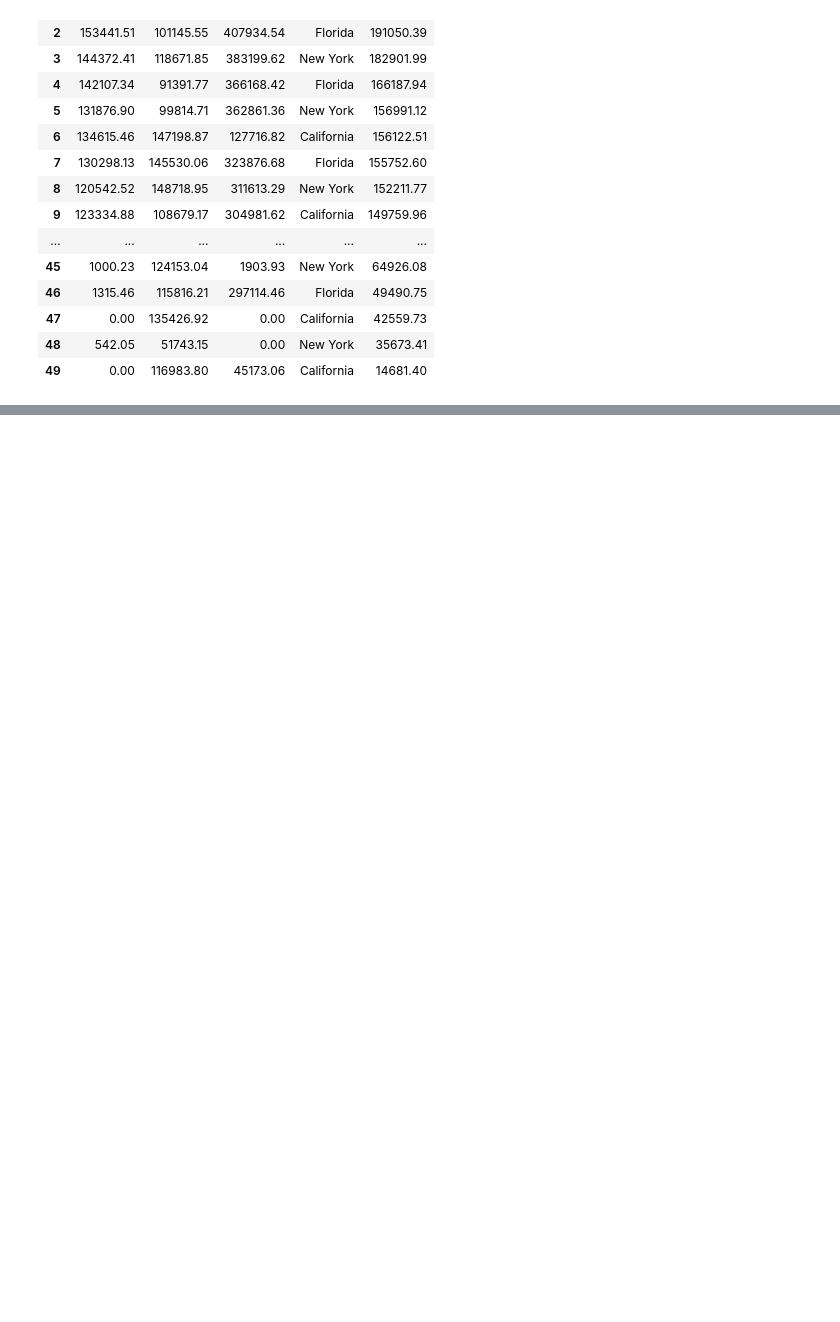
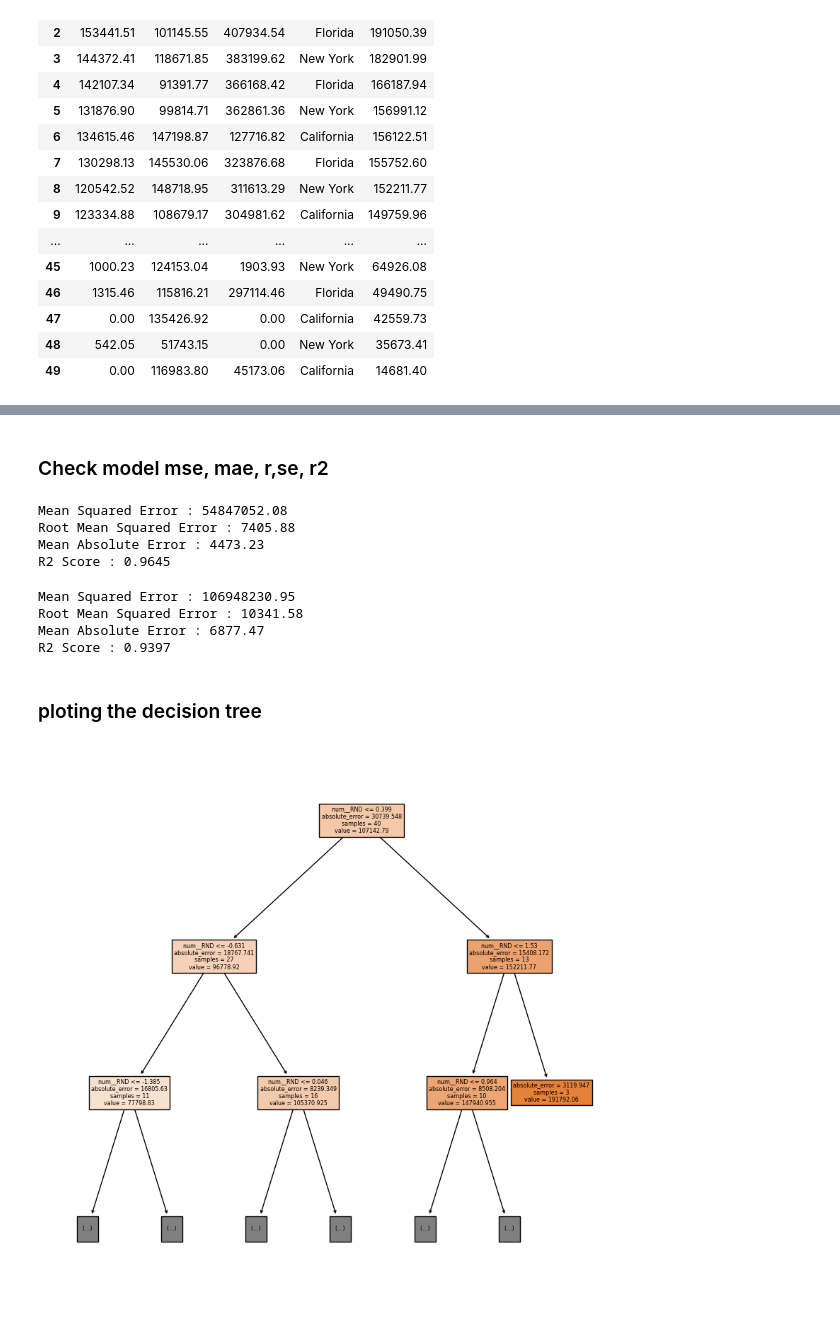
Before and after one commit to gaurigund-13/Machine-Learning-Algorithm, a Jupyter notebook: Dicision Tree Regression Problem/DTR_50_Startups.ipynb, the cells around one changed output, grey strips where cells are left out. Saved outputs shown, nothing was run; the diff lists cells and outputs as text; code cells hidden in the pictures; blank space fills up the shorter version.

```diff
--- a/Dicision Tree Regression Problem/DTR_50_Startups.ipynb
+++ b/Dicision Tree Regression Problem/DTR_50_Startups.ipynb
@@ -29,0 +219,3 @@ df
+# %%
+model = DecisionTreeRegressor(max_depth=1, min_samples_split=5, min_samples_leaf=6, criterion='squared_error')
+model.fit(xtrain, ytrain)
@@ -29,0 +234,9 @@ df
+# %%
+params = {'max_depth':[1,2,3,4,5,6,7,8],
+          'min_samples_split':[5,6,7,8,9,10],
+          'min_samples_leaf':[3,4,5,6,7,8],
+          'criterion':['squared_error','absolute_error']}
+# %%
+dtr = DecisionTreeRegressor()
+gscv = GridSearchCV(dtr, param_grid=params, cv=5, scoring='neg_mean_squared_error')
+gscv.fit(xtrain, ytrain)
@@ -29,0 +261,3 @@ df
+# %%
+best_dtr = gscv.best_estimator_
+best_dtr
@@ -29,0 +290,2 @@ df
+# %% [markdown]
+### Check model mse, mae, r,se, r2
@@ -29,0 +306,22 @@ df
+# %%
+evaluate_model(xtrain, ytrain, best_dtr)
+# %% [output]
+Mean Squared Error : 54847052.08
+Root Mean Squared Error : 7405.88
+Mean Absolute Error : 4473.23
+R2 Score : 0.9645
+# %%
+evaluate_model(xtest, ytest, best_dtr)
+# %% [output]
+Mean Squared Error : 106948230.95
+Root Mean Squared Error : 10341.58
+Mean Absolute Error : 6877.47
+R2 Score : 0.9397
+# %% [markdown]
+### ploting the decision tree
+# %%
+plt.figure(figsize=(10,10))
+plot_tree(best_dtr, feature_names=xtrain.columns, filled=True, max_depth=2)
+plt.show()
+# %% [output]
+[figure, added]
```
Also changed, not shown: parts of 63 cells of this notebook, 4 other files.
